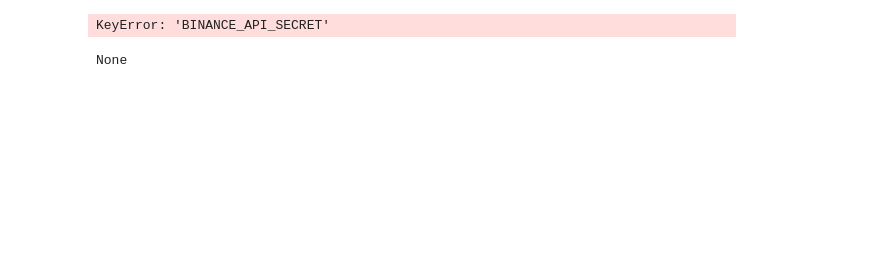
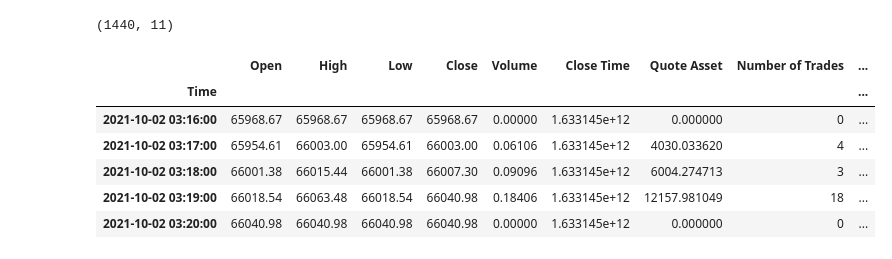
Before and after one commit to kostyafarber/crypto-twitter-data-collection, a Jupyter notebook: notebooks/dev.ipynb, the cells around one changed output. Cells and saved outputs as stored; diff of their text form; code cells hidden in the pictures; blank space fills up the shorter version.

```diff
--- a/notebooks/dev.ipynb
+++ b/notebooks/dev.ipynb
@@ -4,8 +0,0 @@ import pandas
-# %%
-print(os.environ["BINANCE_API_SECRET"])
-# %% [output]
-KeyError: 'BINANCE_API_SECRET'
-# %%
-print(api_key)
-# %% [output]
-None
@@ -11,0 +12,17 @@ None
+# %%
+symbol = 'BTCAUD'
+
+data = get_data(symbol=symbol)
+data.shape
+# %% [output]
+(1440, 11)
+# %%
+data.head()
+# %% [output]
+|  | Open | High | Low | Close | Volume | Close Time | Quote Asset | Number of Trades | ... |
+| Time |  |  |  |  |  |  |  |  | ... |
+| 2021-10-02 03:16:00 | 65968.67 | 65968.67 | 65968.67 | 65968.67 | 0.00000 | 1.633145e+12 | 0.000000 | 0 | ... |
+| 2021-10-02 03:17:00 | 65954.61 | 66003.00 | 65954.61 | 66003.00 | 0.06106 | 1.633145e+12 | 4030.033620 | 4 | ... |
+| 2021-10-02 03:18:00 | 66001.38 | 66015.44 | 66001.38 | 66007.30 | 0.09096 | 1.633145e+12 | 6004.274713 | 3 | ... |
+| 2021-10-02 03:19:00 | 66018.54 | 66063.48 | 66018.54 | 66040.98 | 0.18406 | 1.633145e+12 | 12157.981049 | 18 | ... |
+| 2021-10-02 03:20:00 | 66040.98 | 66040.98 | 66040.98 | 66040.98 | 0.00000 | 1.633145e+12 | 0.000000 | 0 | ... |
```
Also changed, not shown: parts of 11 cells of this notebook, 12 other files.
